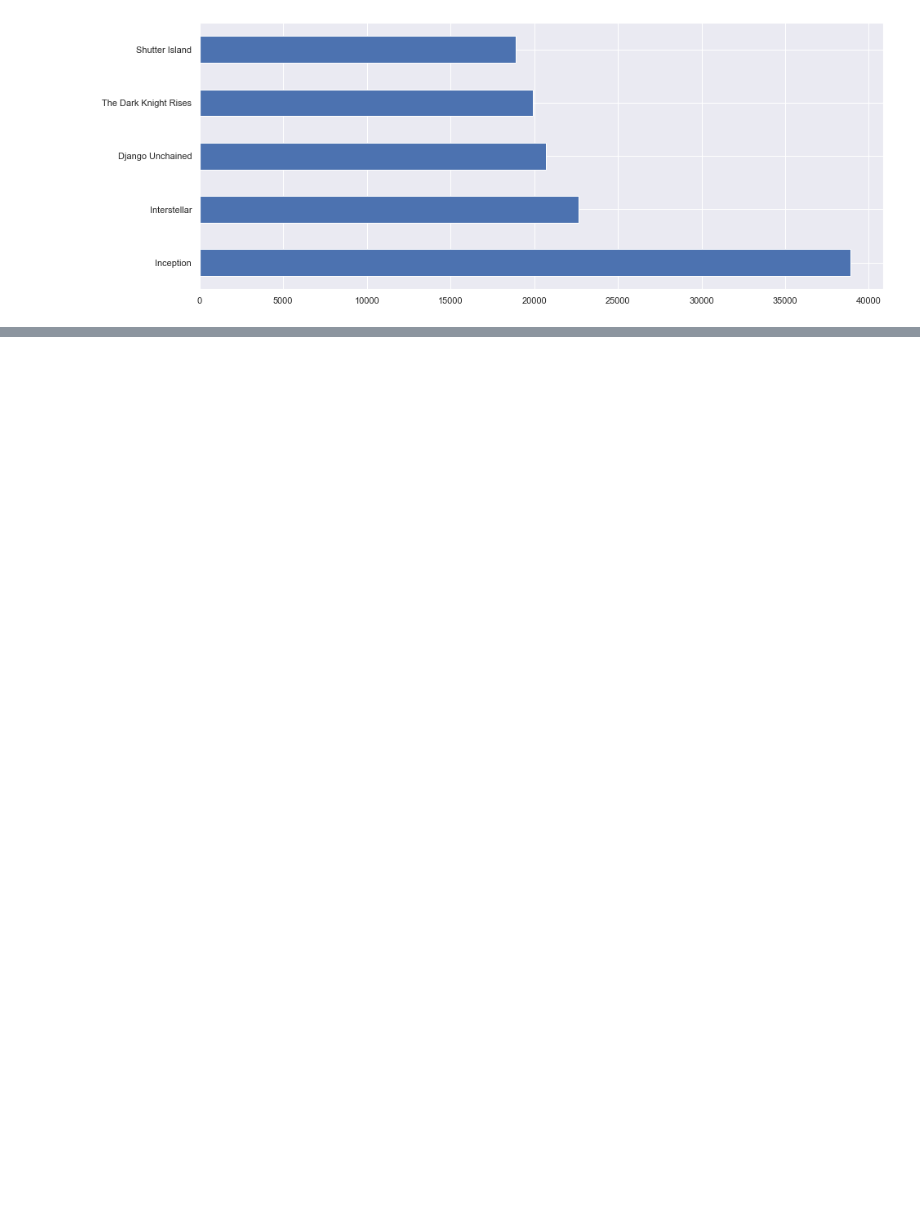
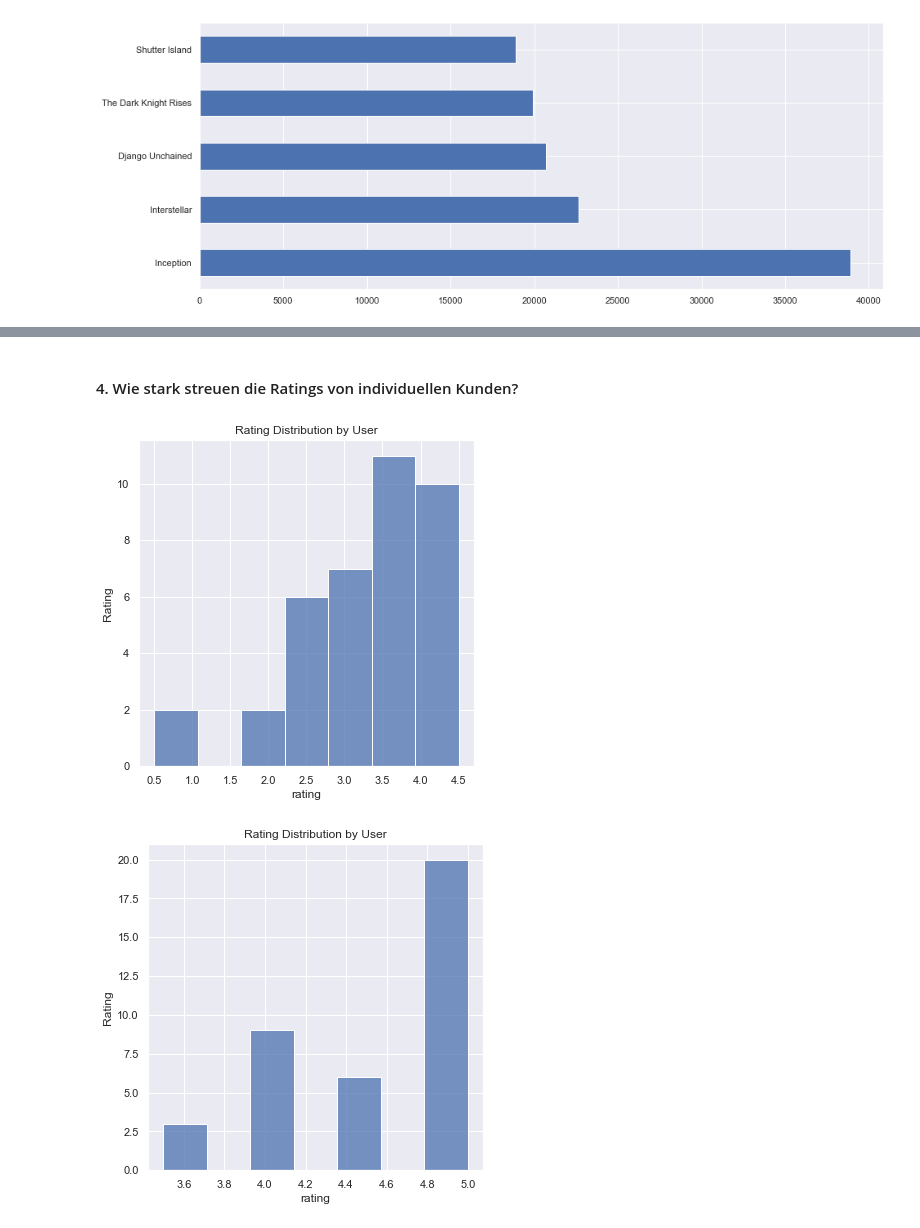
Before and after one commit to Luuzemp14/Cds1_Tinder-4-Movies, a Jupyter notebook: datawrangling.ipynb, the cells around one changed output, grey strips where cells are left out. Saved outputs shown, nothing was run; the diff lists cells and outputs as text; code cells hidden in the pictures; blank space fills up the shorter version.

```diff
--- a/datawrangling.ipynb
+++ b/datawrangling.ipynb
@@ -216,0 +267,16 @@ plt.show()
+# %% [markdown]
+#### 4. Wie stark streuen die Ratings von individuellen Kunden?
+# %%
+def user_rating(id):
+    # seaborn boxplot ratings from random user
+    sns.set(rc={'figure.figsize':(6,6)})
+
+    ax = sns.histplot(data = df4[df4["userId"] == id], x = "rating")
+    ax.set(ylabel='Rating', title="Rating Distribution by User")
+    plt.show()
+
+user_rating(13)
+user_rating(44)
+# %% [output]
+[figure, added]
+[figure, added]
```
Also changed, not shown: parts of 26 cells of this notebook, 1 other file.
